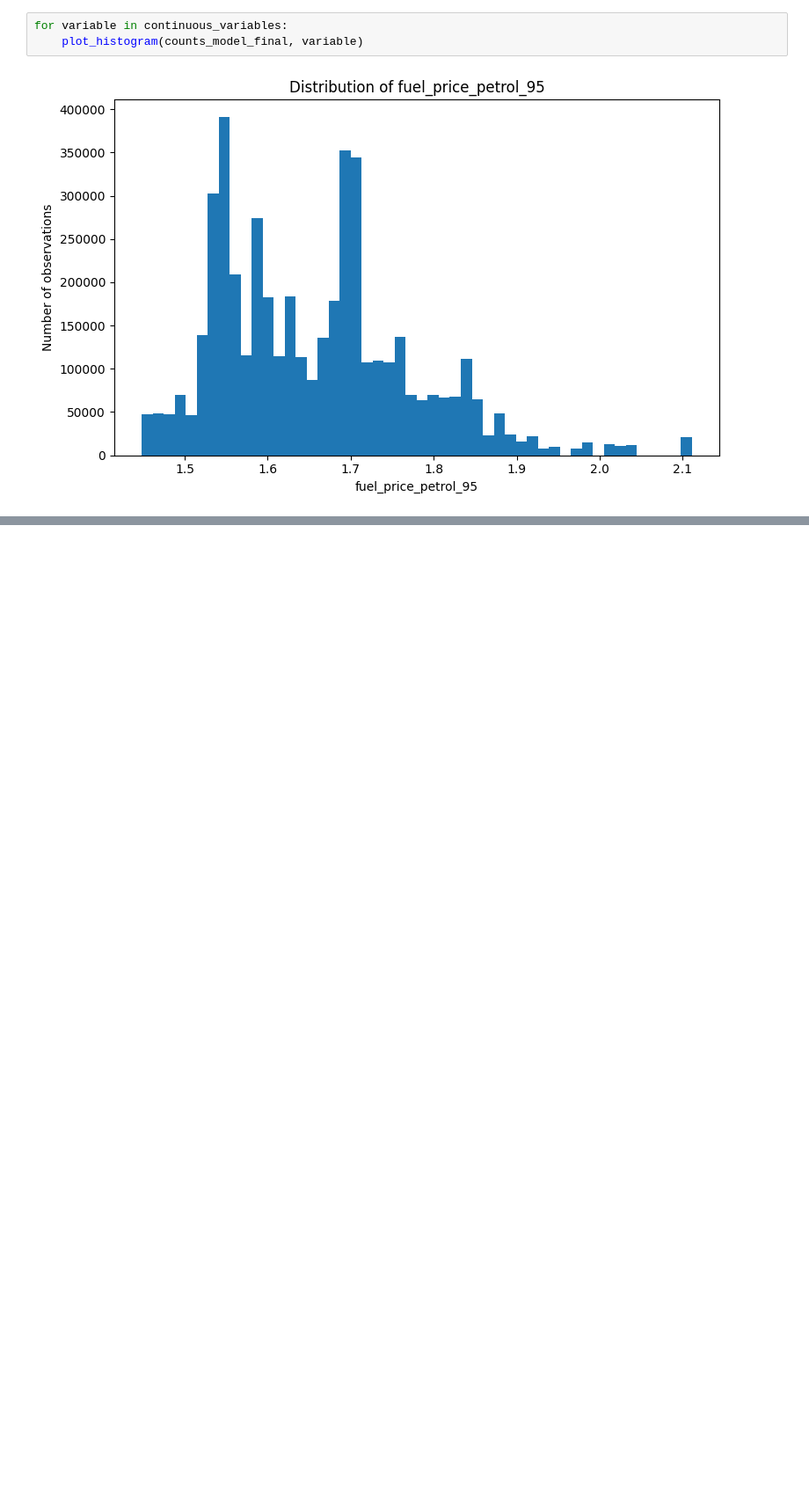
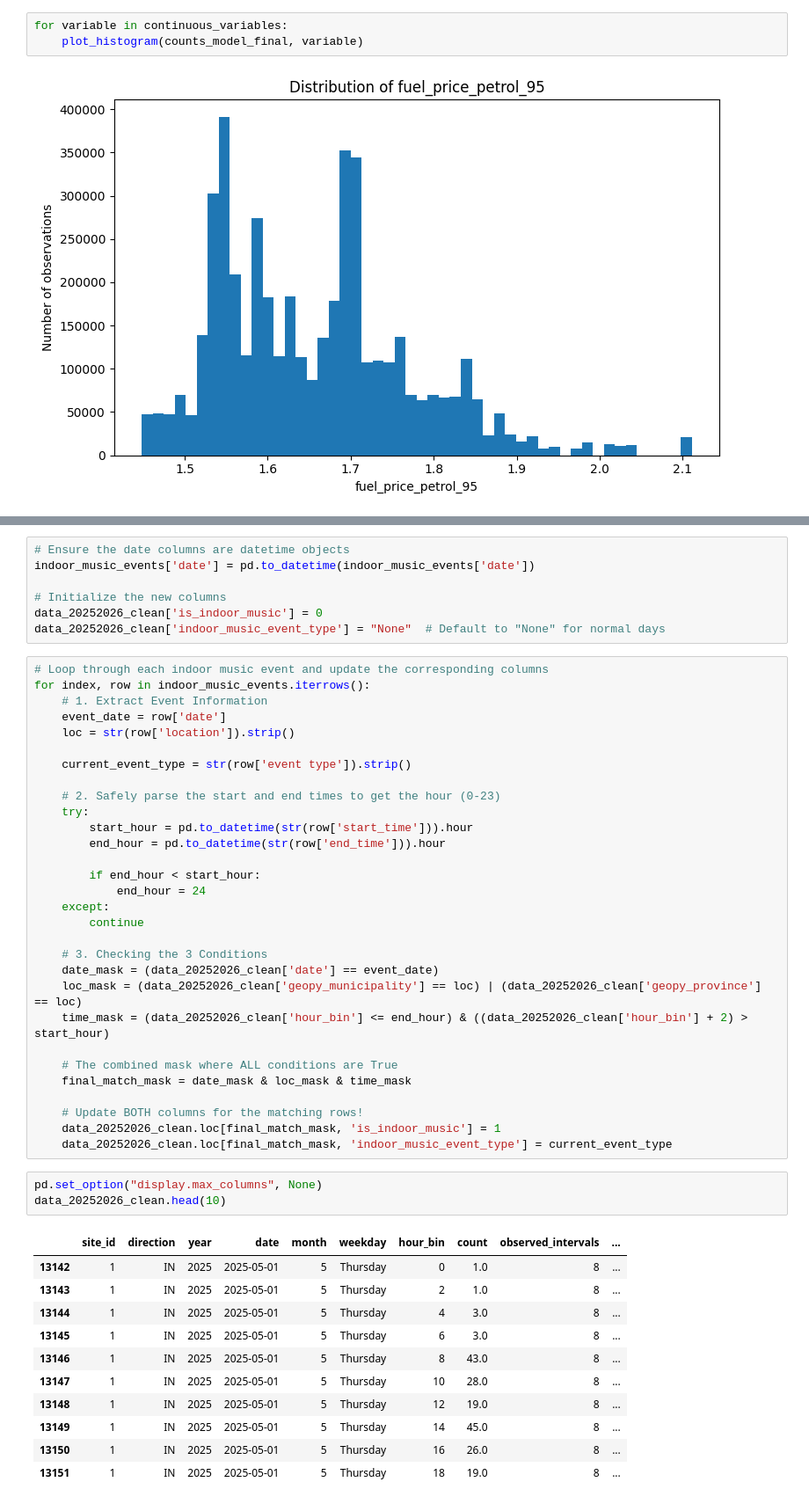
Before and after one commit to annasolodka/mda-cycling-traffic-analysis, a Jupyter notebook: notebooks/03_exploratory_data_analysis.ipynb, the cells around one changed output, grey strips where cells are left out. Shown at 88% size. Saved outputs shown, nothing was run; the diff lists cells and outputs as text; blank space fills up the shorter version.

```diff
--- a/notebooks/03_exploratory_data_analysis.ipynb
+++ b/notebooks/03_exploratory_data_analysis.ipynb
@@ -421,0 +977,52 @@ for variable in continuous_variables:
+# %%
+# Ensure the date columns are datetime objects
+indoor_music_events['date'] = pd.to_datetime(indoor_music_events['date'])
+
+# Initialize the new columns
+data_20252026_clean['is_indoor_music'] = 0
+data_20252026_clean['indoor_music_event_type'] = "None"  # Default to "None" for normal days
+# %%
+# Loop through each indoor music event and update the corresponding columns
+for index, row in indoor_music_events.iterrows():
+    # 1. Extract Event Information
+    event_date = row['date']
+    loc = str(row['location']).strip()
+
+    current_event_type = str(row['event type']).strip()
+
+    # 2. Safely parse the start and end times to get the hour (0-23)
+    try:
+        start_hour = pd.to_datetime(str(row['start_time'])).hour
+        end_hour = pd.to_datetime(str(row['end_time'])).hour
+
+        if end_hour < start_hour:
+            end_hour = 24
+    except:
+        continue
+
+    # 3. Checking the 3 Conditions
+    date_mask = (data_20252026_clean['date'] == event_date)
+    loc_mask = (data_20252026_clean['geopy_municipality'] == loc) | (data_20252026_clean['geopy_province'] == loc)
+    time_mask = (data_20252026_clean['hour_bin'] <= end_hour) & ((data_20252026_clean['hour_bin'] + 2) > start_hour)
+
+    # The combined mask where ALL conditions are True
+    final_match_mask = date_mask & loc_mask & time_mask
+
+    # Update BOTH columns for the matching rows!
+    data_20252026_clean.loc[final_match_mask, 'is_indoor_music'] = 1
+    data_20252026_clean.loc[final_match_mask, 'indoor_music_event_type'] = current_event_type
+# %%
+pd.set_option("display.max_columns", None)
+data_20252026_clean.head(10)
+# %% [output]
+|  | site_id | direction | year | date | month | weekday | hour_bin | count | observed_intervals | ... |
+| 13142 | 1 | IN | 2025 | 2025-05-01 | 5 | Thursday | 0 | 1.0 | 8 | ... |
+| 13143 | 1 | IN | 2025 | 2025-05-01 | 5 | Thursday | 2 | 1.0 | 8 | ... |
+| 13144 | 1 | IN | 2025 | 2025-05-01 | 5 | Thursday | 4 | 3.0 | 8 | ... |
+| 13145 | 1 | IN | 2025 | 2025-05-01 | 5 | Thursday | 6 | 3.0 | 8 | ... |
+| 13146 | 1 | IN | 2025 | 2025-05-01 | 5 | Thursday | 8 | 43.0 | 8 | ... |
+| 13147 | 1 | IN | 2025 | 2025-05-01 | 5 | Thursday | 10 | 28.0 | 8 | ... |
+| 13148 | 1 | IN | 2025 | 2025-05-01 | 5 | Thursday | 12 | 19.0 | 8 | ... |
+| 13149 | 1 | IN | 2025 | 2025-05-01 | 5 | Thursday | 14 | 45.0 | 8 | ... |
+| 13150 | 1 | IN | 2025 | 2025-05-01 | 5 | Thursday | 16 | 26.0 | 8 | ... |
+| 13151 | 1 | IN | 2025 | 2025-05-01 | 5 | Thursday | 18 | 19.0 | 8 | ... |
```
Also changed, not shown: parts of 71 cells of this notebook.
